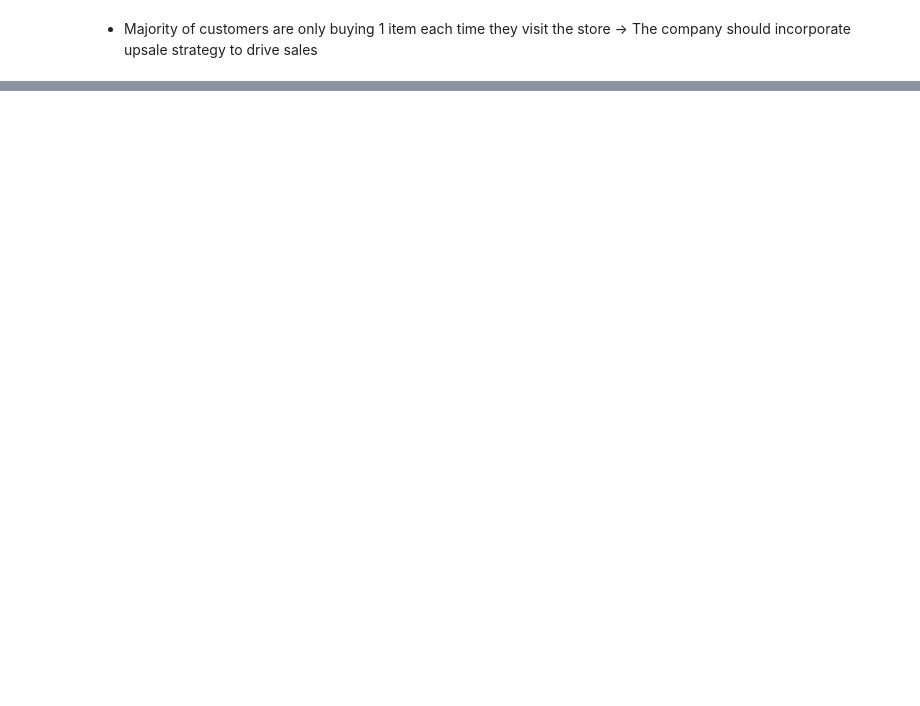
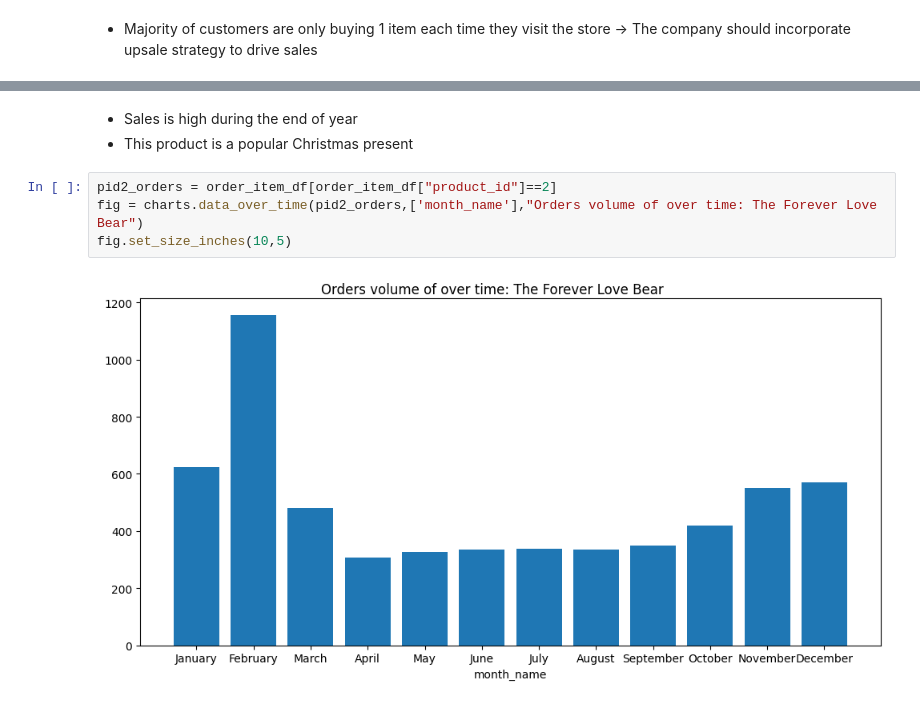
Before and after one commit to chaulnb05/Fuzzy_Ecom, a Jupyter notebook: Notebooks/eda.ipynb, the cells around one changed output, grey strips where cells are left out. Saved outputs shown, nothing was run; the diff lists cells and outputs as text; blank space fills up the shorter version.

```diff
--- a/Notebooks/eda.ipynb
+++ b/Notebooks/eda.ipynb
@@ -84,0 +186,9 @@ charts.data_over_time(orders_df["order_id"],orders_df["month"])
+# %% [markdown]
+- Sales is high during the end of year
+- This product is a popular Christmas present
+# %%
+pid2_orders = order_item_df[order_item_df["product_id"]==2]
+fig = charts.data_over_time(pid2_orders,['month_name'],"Orders volume of over time: The Forever Love Bear")
+fig.set_size_inches(10,5)
+# %% [output]
+[figure, added]
```
Also changed, not shown: parts of 21 cells of this notebook, 4 other files.
